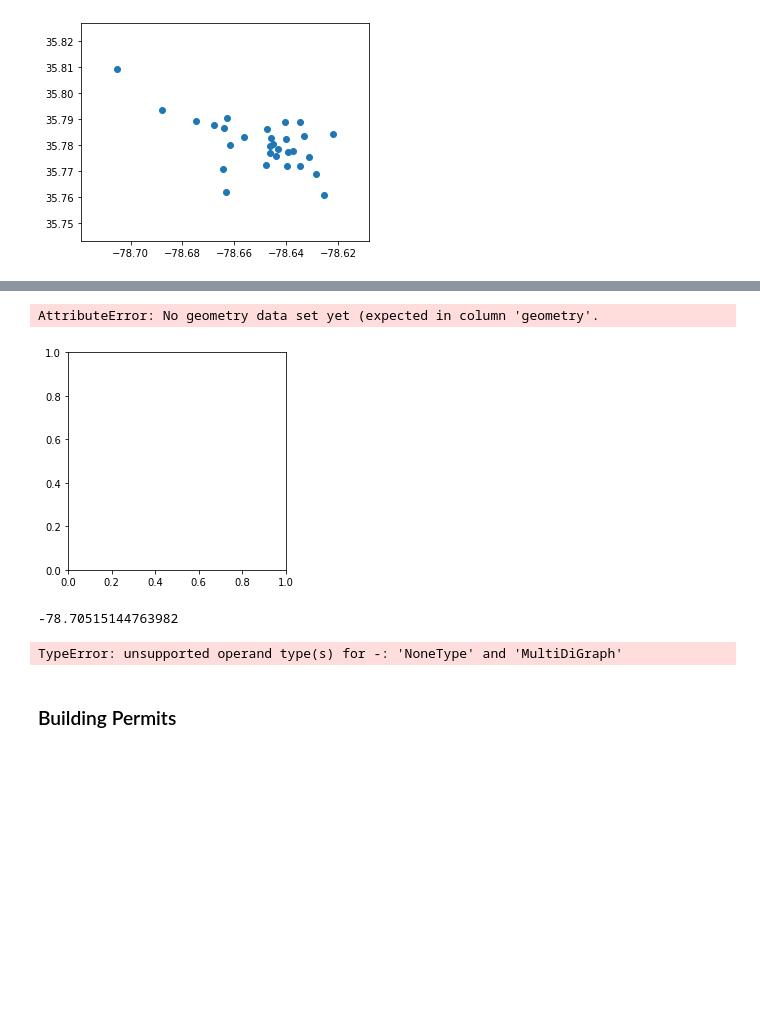
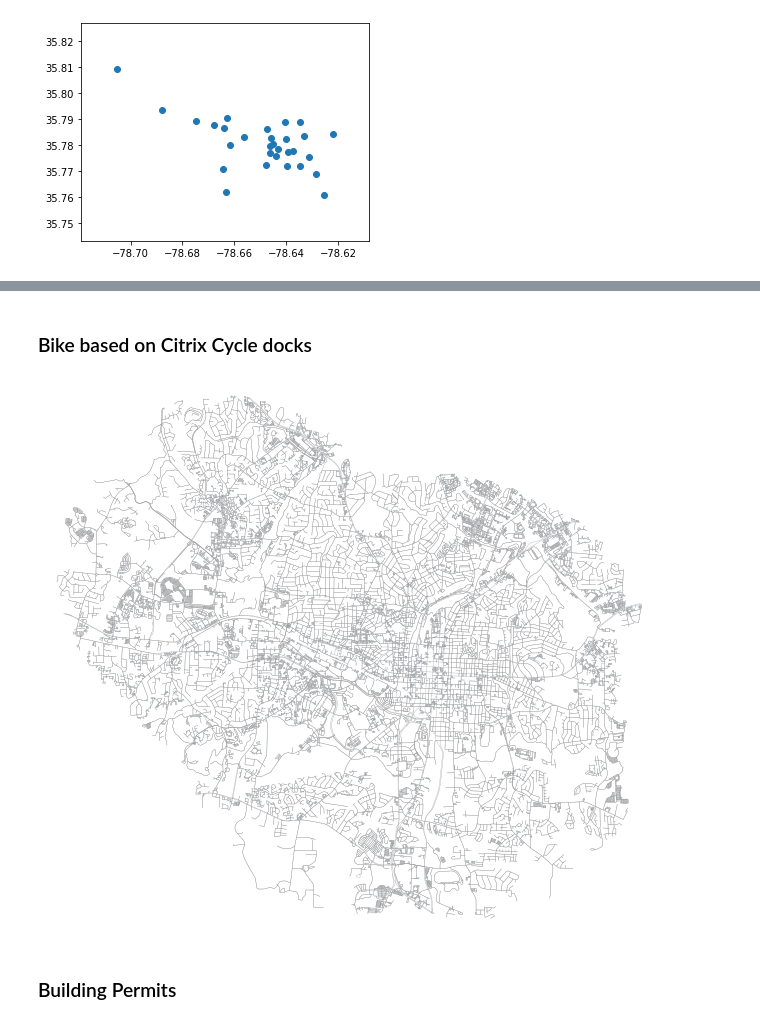
Before and after one commit to maptastik/gisday_2019, a Jupyter notebook: data_preprocessing.ipynb, the cells around one changed output, grey strips where cells are left out. Saved outputs shown, nothing was run; the diff lists cells and outputs as text; code cells hidden in the pictures; blank space fills up the shorter version.

```diff
--- a/data_preprocessing.ipynb
+++ b/data_preprocessing.ipynb
@@ -52,17 +34,14 @@ AttributeError: 'NoneType' object has no attribute 'nodes'
-# %%
-gpd.GeoDataFrame(cc_docks_example_gdf().total_bounds)
-# %% [output]
-AttributeError: No geometry data set yet (expected in column 'geometry'.
-[figure, removed]
-# %%
-north = cc_docks_example_gdf().bounds.maxy.max()
-south = cc_docks_example_gdf().bounds.miny.min()
-east = cc_docks_example_gdf().bounds.maxx.max()
-west = cc_docks_example_gdf().bounds.minx.min()
-# %% [output]
--78.70515144763982
+# %% [markdown]
+### Bike based on Citrix Cycle docks
+# %%
+cc_docks_buffer = cc_docks_example_gdf()
+cc_docks_buffer.to_crs(epsg=2264, inplace = True)
+cc_docks_buffer = gpd.GeoDataFrame([row.geometry.buffer(3 * 5280) for index, row in cc_docks_buffer.iterrows()], columns = ['geometry'], geometry = 'geometry', crs = {'init':'epsg:2264'})
+cc_docks_buffer = cc_docks_buffer.to_crs({'init':'epsg:4326'})
+cc_docks_buffer_uu = cc_docks_buffer.unary_union
+# %%
+G = ox.graph_from_polygon(cc_docks_buffer_uu, network_type='bike')
 # %%
-G - ox.graph_from_bbox('Raleigh, Wake County, North Carolina, USA', network_type='bike')
-fig, ax = ox.plot_graph(G, fig_height=6, node_size=2, node_alpha=0.5, edge_linewidth=0.3)
+fig, ax = ox.plot_graph(G, fig_height=10, node_size=2, node_alpha=0.05, edge_linewidth=0.3)
 # %% [output]
-TypeError: unsupported operand type(s) for -: 'NoneType' and 'MultiDiGraph'
+[figure, added]
```
Also changed, not shown: parts of 5 cells of this notebook, 4 other files.
